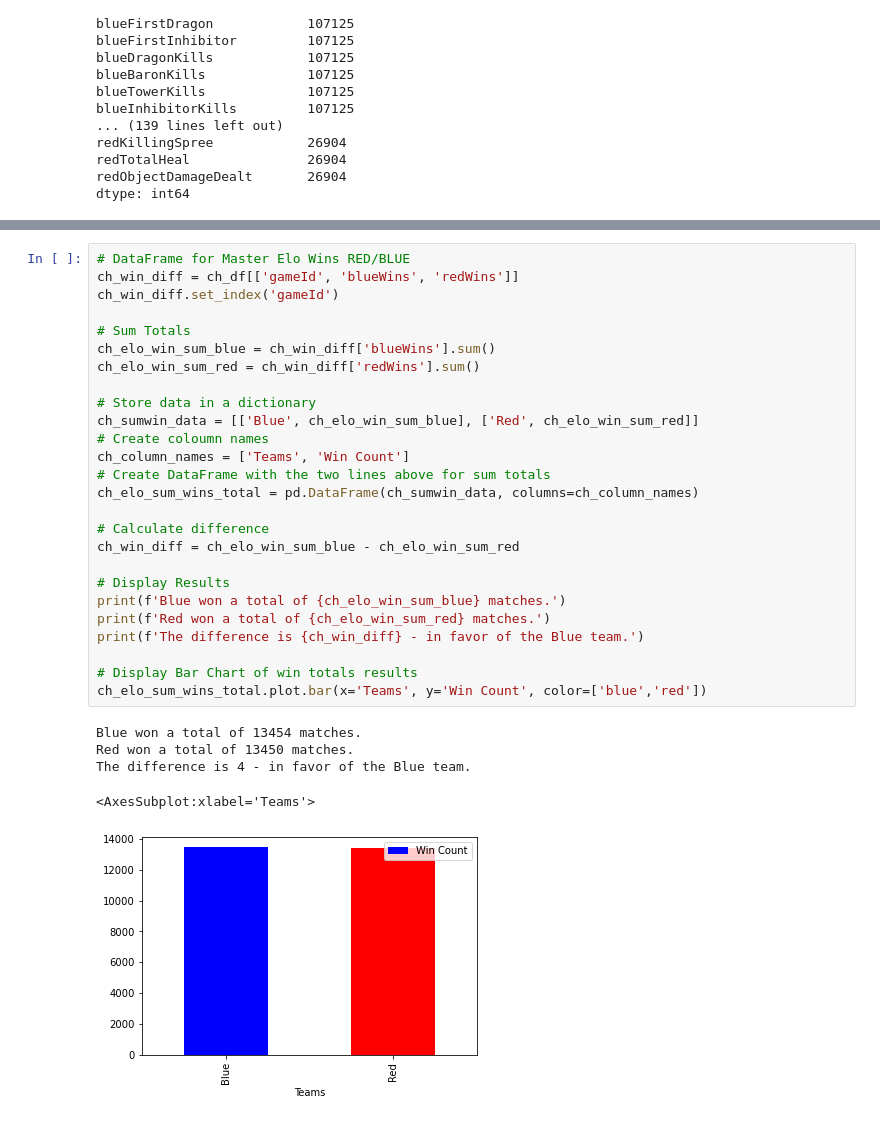
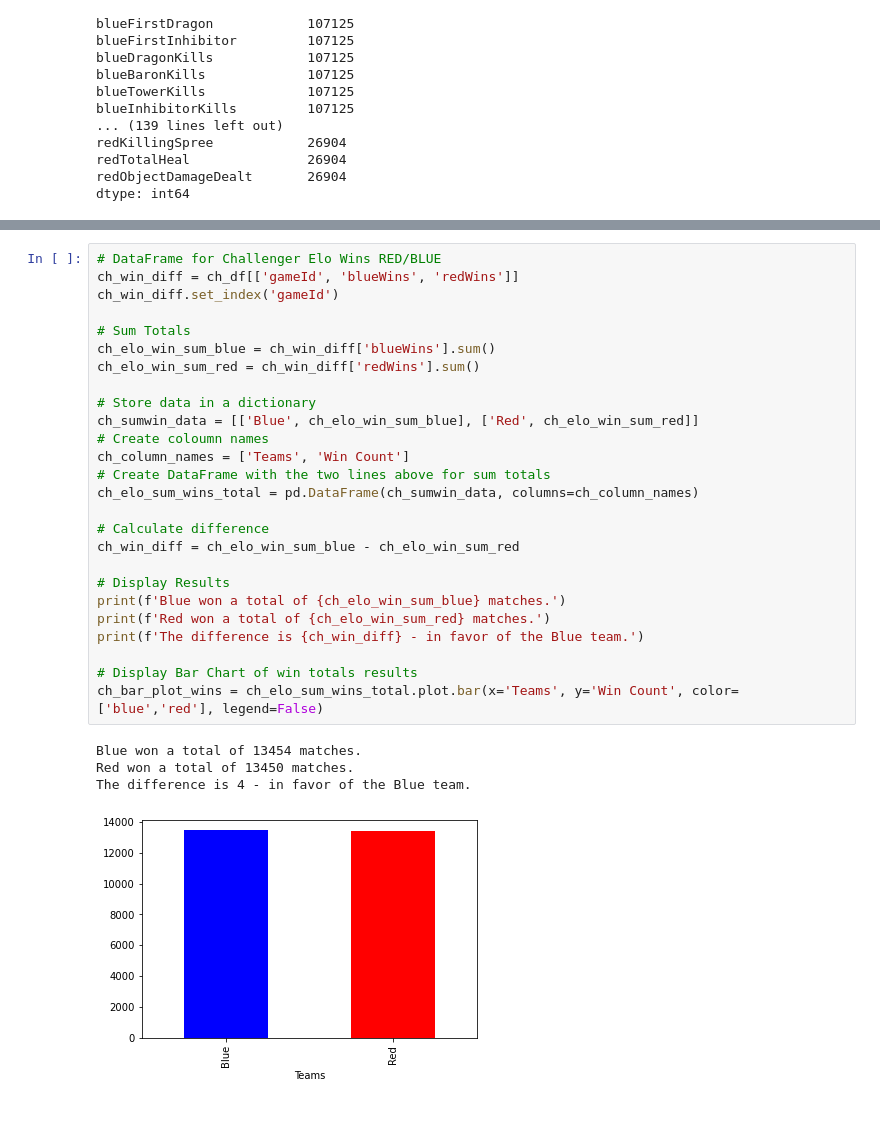
Before and after one commit to josephchancey/riot-lol-match-trends, a Jupyter notebook: Notebooks/LoL Trend Analysis.ipynb, the cells around one changed output, grey strips where cells are left out. Cells and saved outputs as stored; diff of their text form.

```diff
--- a/Notebooks/LoL Trend Analysis.ipynb
+++ b/Notebooks/LoL Trend Analysis.ipynb
@@ -212,32 +211,31 @@ The difference is 578 - in favor of the Red team.
 # %%
-# DataFrame for Master Elo Wins RED/BLUE
+# DataFrame for Challenger Elo Wins RED/BLUE
 ch_win_diff = ch_df[['gameId', 'blueWins', 'redWins']]
 ch_win_diff.set_index('gameId')
 
 # Sum Totals
 ch_elo_win_sum_blue = ch_win_diff['blueWins'].sum()
 ch_elo_win_sum_red = ch_win_diff['redWins'].sum()
 
 # Store data in a dictionary
 ch_sumwin_data = [['Blue', ch_elo_win_sum_blue], ['Red', ch_elo_win_sum_red]]
 # Create coloumn names
 ch_column_names = ['Teams', 'Win Count']
 # Create DataFrame with the two lines above for sum totals
 ch_elo_sum_wins_total = pd.DataFrame(ch_sumwin_data, columns=ch_column_names)
 
 # Calculate difference
 ch_win_diff = ch_elo_win_sum_blue - ch_elo_win_sum_red
 
 # Display Results
 print(f'Blue won a total of {ch_elo_win_sum_blue} matches.')
 print(f'Red won a total of {ch_elo_win_sum_red} matches.')
 print(f'The difference is {ch_win_diff} - in favor of the Blue team.')
 
 # Display Bar Chart of win totals results
-ch_elo_sum_wins_total.plot.bar(x='Teams', y='Win Count', color=['blue','red'])
+ch_bar_plot_wins = ch_elo_sum_wins_total.plot.bar(x='Teams', y='Win Count', color=['blue','red'], legend=False)
 # %% [output]
 Blue won a total of 13454 matches.
 Red won a total of 13450 matches.
 The difference is 4 - in favor of the Blue team.
-<AxesSubplot:xlabel='Teams'>
-[figure, old version]
+[figure, new version]
```
Also changed, not shown: parts of 2 cells of this notebook, 3 other files.
